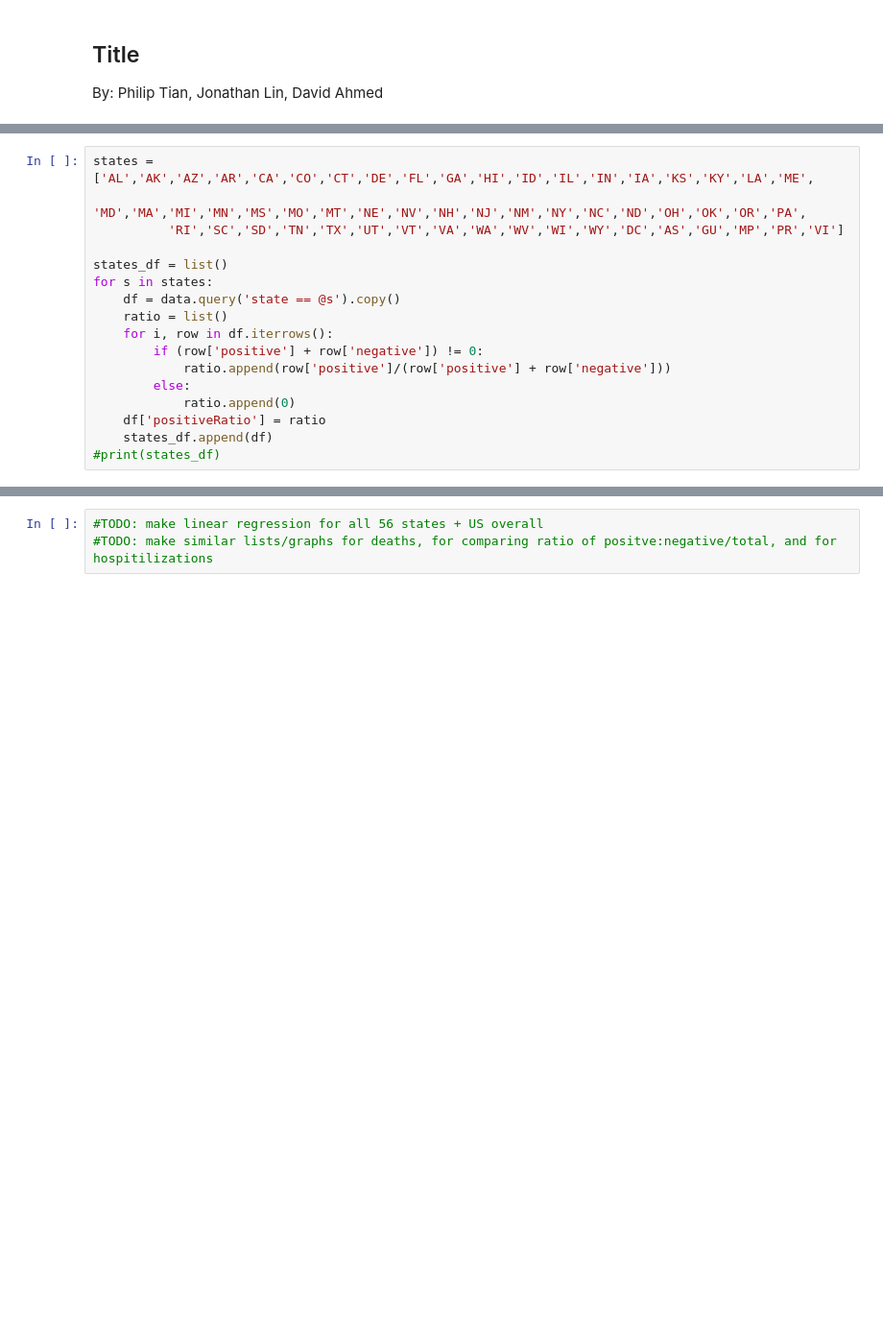
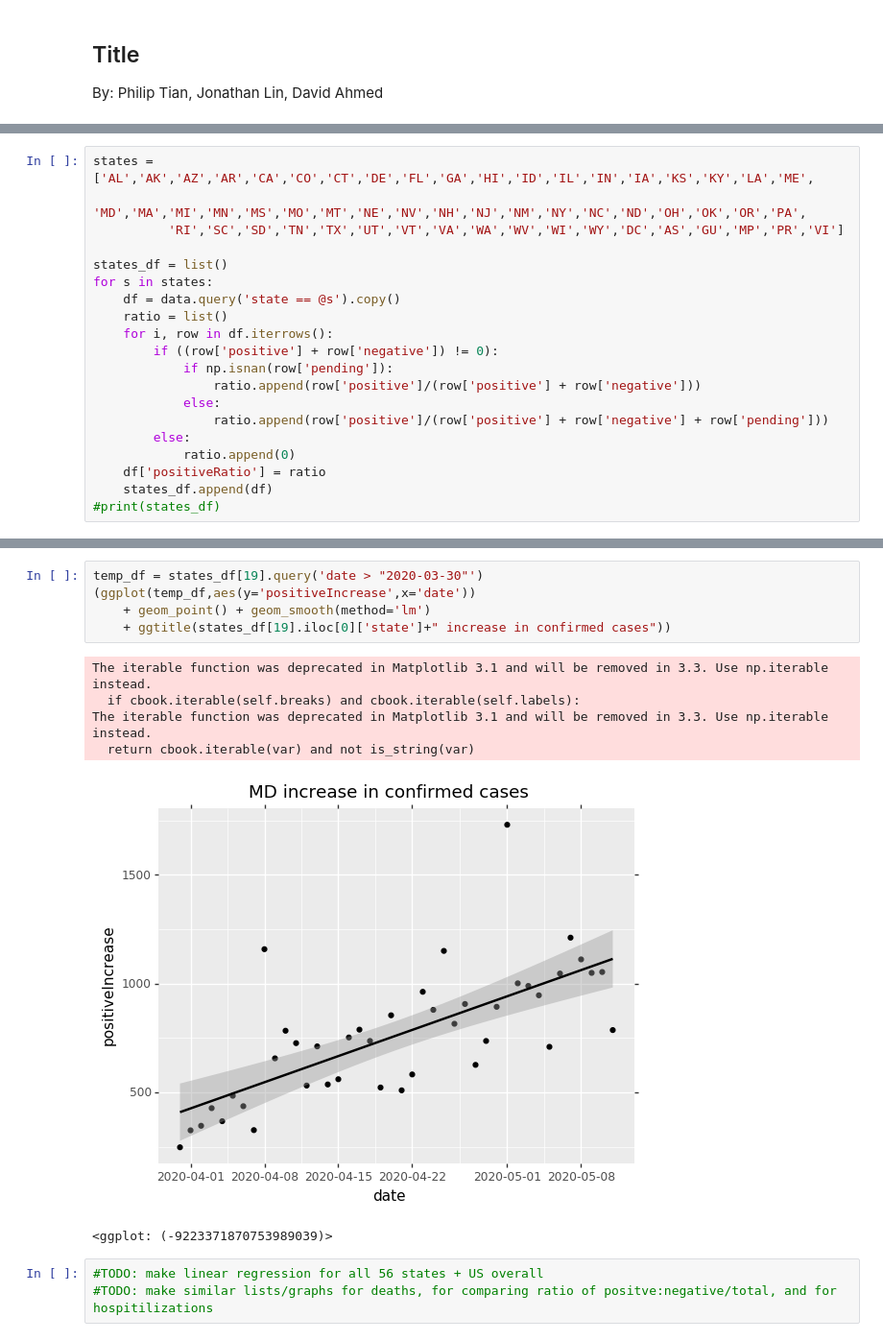
Before and after one commit to jonlin1000/jonlin1000.github.io, a Jupyter notebook: FinalProject.ipynb, the cells around one changed output, grey strips where cells are left out. Shown at 96% size. Saved outputs shown, nothing was run; the diff lists cells and outputs as text; blank space fills up the shorter version.

```diff
--- a/FinalProject.ipynb
+++ b/FinalProject.ipynb
@@ -24,8 +27,11 @@ for s in states:
     df = data.query('state == @s').copy()
     ratio = list()
     for i, row in df.iterrows():
-        if (row['positive'] + row['negative']) != 0:
-            ratio.append(row['positive']/(row['positive'] + row['negative']))
+        if ((row['positive'] + row['negative']) != 0):
+            if np.isnan(row['pending']):
+                ratio.append(row['positive']/(row['positive'] + row['negative']))
+            else:
+                ratio.append(row['positive']/(row['positive'] + row['negative'] + row['pending']))
         else:
             ratio.append(0)
     df['positiveRatio'] = ratio
@@ -45,3 +62,15 @@ The iterable function was deprecated in Matplotlib 3.1 and will be removed in 3.
+# %%
+temp_df = states_df[19].query('date > "2020-03-30"')
+(ggplot(temp_df,aes(y='positiveIncrease',x='date'))
+    + geom_point() + geom_smooth(method='lm')
+    + ggtitle(states_df[19].iloc[0]['state']+" increase in confirmed cases"))
+# %% [output]
+The iterable function was deprecated in Matplotlib 3.1 and will be removed in 3.3. Use np.iterable instead.
+  if cbook.iterable(self.breaks) and cbook.iterable(self.labels):
+The iterable function was deprecated in Matplotlib 3.1 and will be removed in 3.3. Use np.iterable instead.
+  return cbook.iterable(var) and not is_string(var)
+[figure, added]
+<ggplot: (-9223371870753989039)>
 # %%
 #TODO: make linear regression for all 56 states + US overall
 #TODO: make similar lists/graphs for deaths, for comparing ratio of positve:negative/total, and for hospitilizations
```
Also changed, not shown: parts of 6 cells of this notebook.
